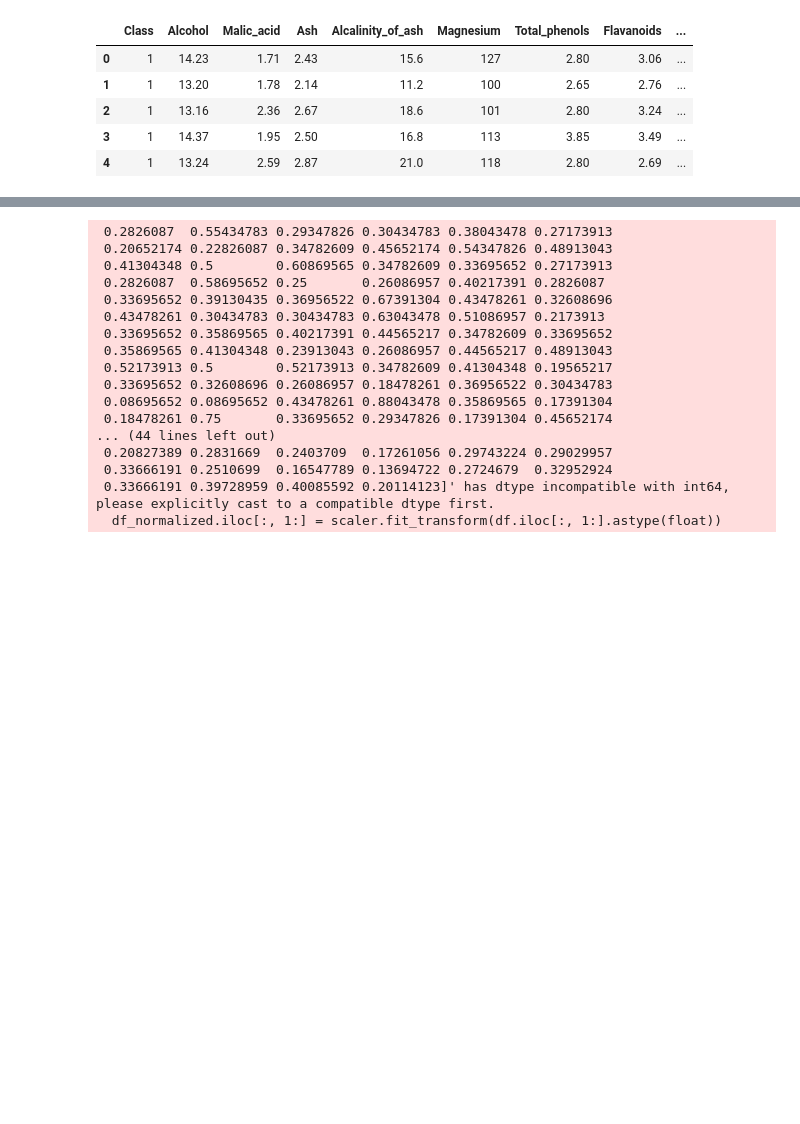
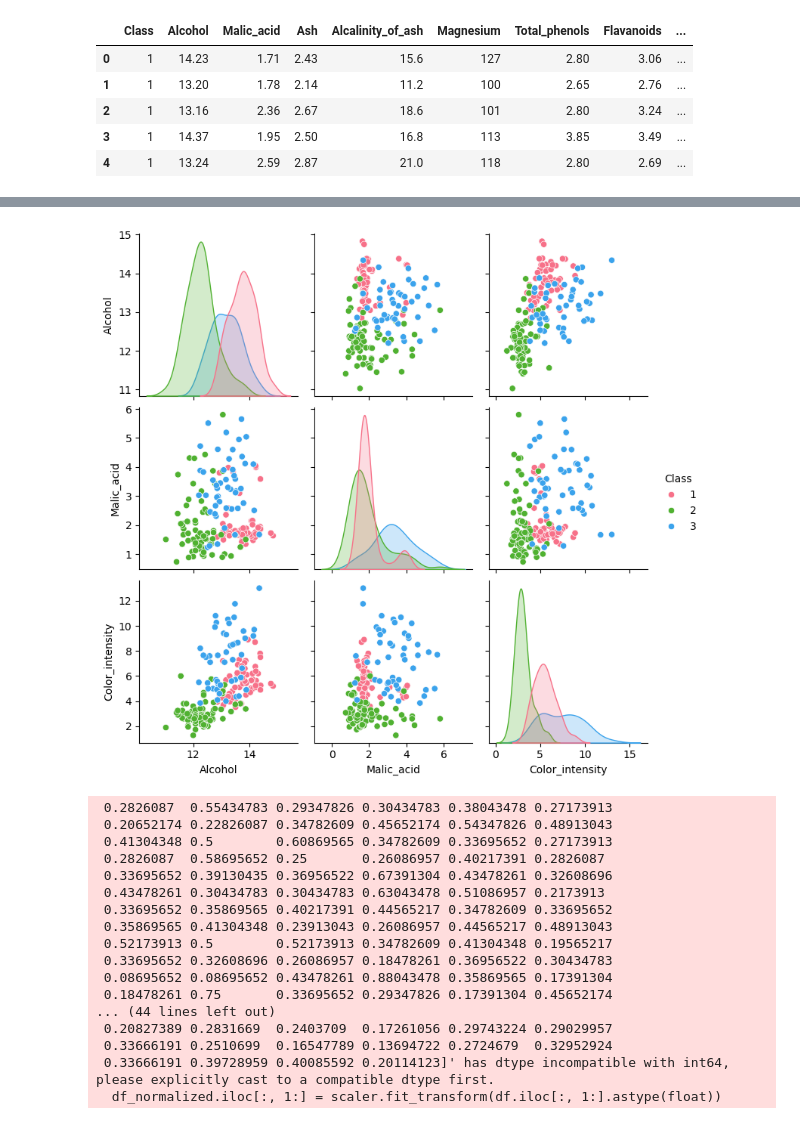
Before and after one commit to mGorkem0/ELE489---Fundamentals-of-Machine-Learning, a Jupyter notebook: ML_HW_1.ipynb, the cells around one changed output, grey strips where cells are left out. Drawn from its saved outputs; the diff is of its cells as text; code cells hidden in the pictures; blank space fills up the shorter version.

```diff
--- a/ML_HW_1.ipynb
+++ b/ML_HW_1.ipynb
@@ -51,3 +54,11 @@ plt.show()
+# %%
+import seaborn as sns
+import matplotlib.pyplot as plt
+
+sns.pairplot(df, vars=["Alcohol", "Malic_acid", "Color_intensity"], hue="Class", palette="husl")
+plt.show()
+# %% [output]
+[figure, added]
 # %%
 from sklearn.preprocessing import MinMaxScaler
 
```
Also changed, not shown: parts of 13 cells of this notebook.
